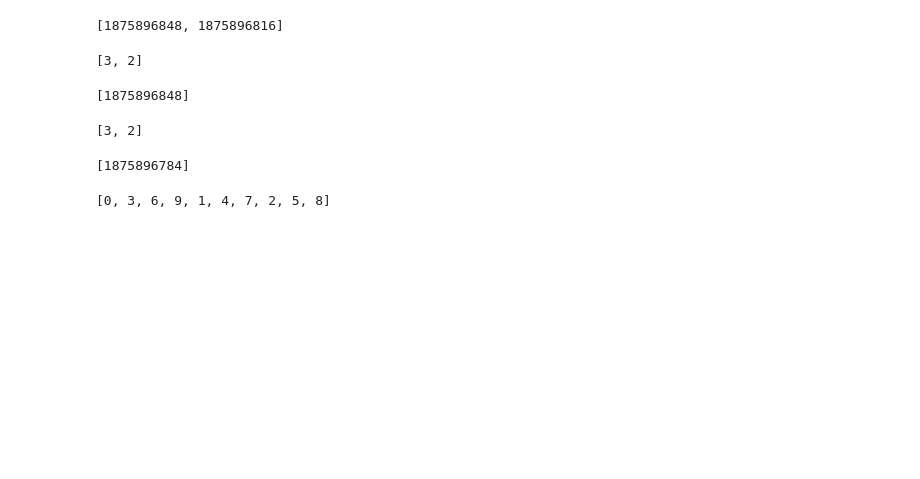
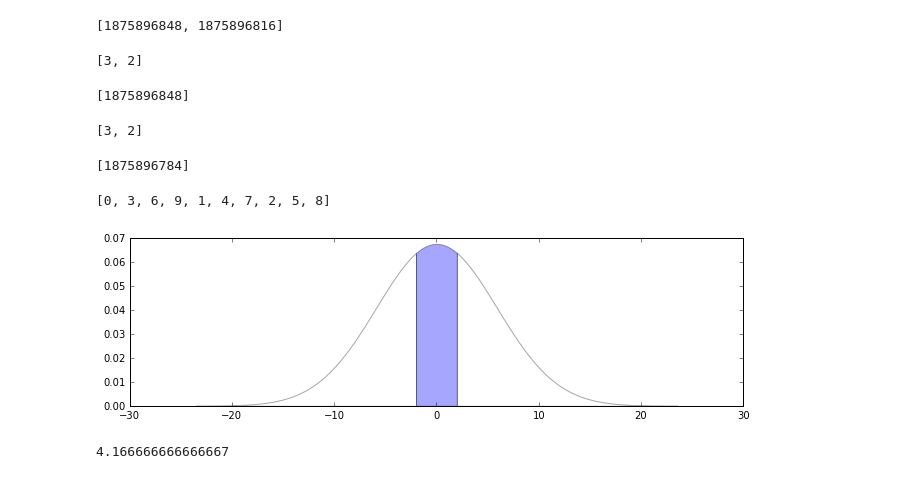
Before and after one commit to notyetend/pg, a Jupyter notebook: _chaos/_just test.ipynb, the cells around one changed output. Saved outputs shown, nothing was run; the diff lists cells and outputs as text; code cells hidden in the pictures; blank space fills up the shorter version.

```diff
--- a/_chaos/_just test.ipynb
+++ b/_chaos/_just test.ipynb
@@ -34,0 +38,46 @@ x
+# %%
+import mpmath
+cdf = mpmath.ncdf
+
+from scipy.stats.distributions import norm as scipy_norm
+norm = scipy_norm()
+pdf = norm.pdf
+cdf = norm.cdf
+icdf = norm.ppf  # inverse CDF
+# %%
+import matplotlib.pyplot as plt
+import numpy as np
+from scipy.stats import norm
+pdf = norm.pdf
+cdf = norm.cdf
+icdf = norm.ppf  # inverse CDF
+
+%matplotlib inline
+plt.rcParams["figure.figsize"] = (11,3)
+
+mu = 0
+sigma = np.sqrt(2) * 25/3/2
+draw_margin = 2
+
+plt.fill_between(x=np.arange(mu - 4*sigma, 0 - draw_margin, 0.01),
+                 y1= pdf(x=np.arange(mu - 4*sigma,0 - draw_margin,0.01), loc=mu, scale=sigma) ,
+                 facecolor='white',
+                 alpha=0.35)
+
+plt.fill_between(x=np.arange(-1. * draw_margin, draw_margin, 0.01),
+                 y1= pdf(x=np.arange(-1. * draw_margin, draw_margin,0.01), loc=mu, scale=sigma) ,
+                 facecolor='blue',
+                 alpha=0.35)
+
+plt.fill_between(x=np.arange(draw_margin, mu + 4*sigma, 0.01),
+                 y1= pdf(x=np.arange(draw_margin, mu + 4*sigma, 0.01), loc=mu, scale=sigma) ,
+                 facecolor='white',
+                 alpha=0.35)
+
+plt.show()
+# %% [output]
+[figure, added]
+# %%
+25/3/2
+# %% [output]
+4.166666666666667
```
Also changed, not shown: parts of 1 cell of this notebook, 2 other files.
